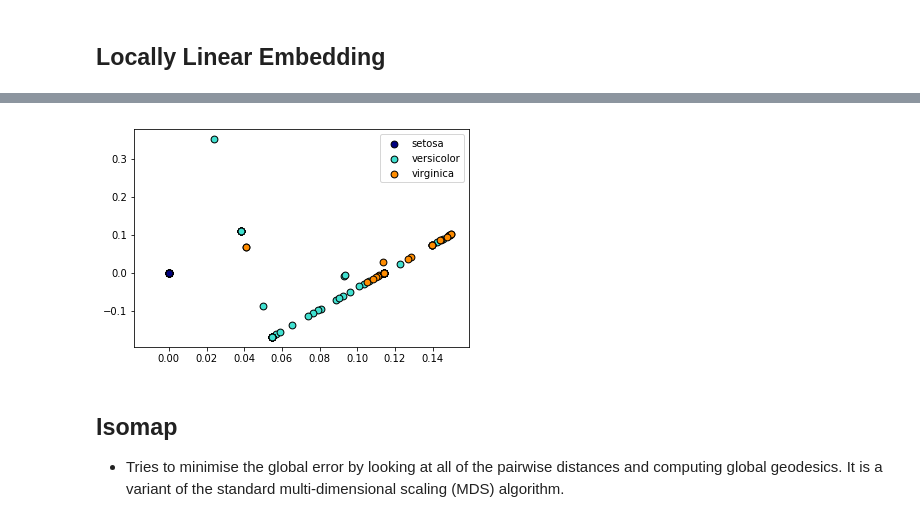
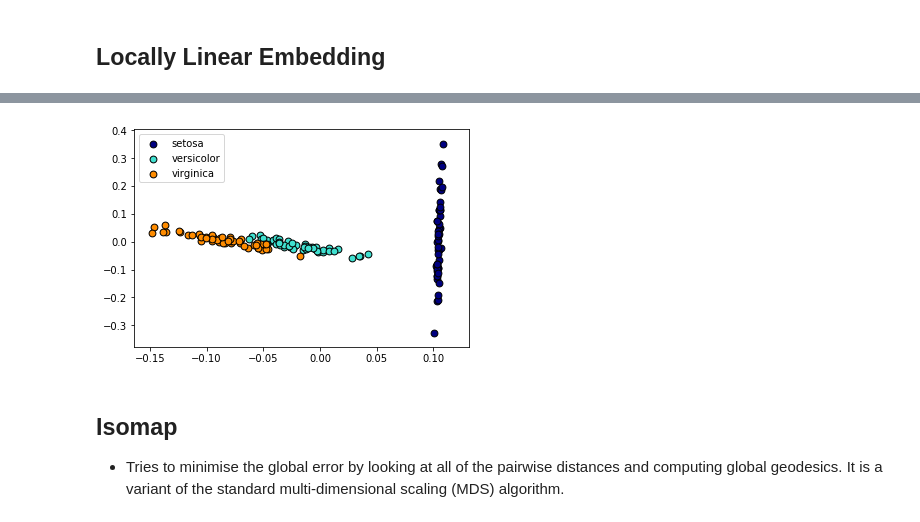
Before and after one commit to MJEmilio/MachineLearning, a Jupyter notebook: DimensionalityReduction.ipynb, the cells around one changed output, grey strips where cells are left out. Cells and saved outputs as stored; diff of their text form; code cells hidden in the pictures.

```diff
--- a/DimensionalityReduction.ipynb
+++ b/DimensionalityReduction.ipynb
@@ -455,16 +400,16 @@ pl_sc(target_ids, y)
 # %%
 from sklearn.manifold import LocallyLinearEmbedding
 labels = iris.target
-embedding = LocallyLinearEmbedding(3, n_components=2)
+embedding = LocallyLinearEmbedding(30, n_components=2)
 X_lle = embedding.fit_transform(iris.data)
 target_ids = np.unique(labels)
 y = iris.target
 X_lle.shape
 (100, 2)
 
 pl_sc(target_ids, X_lle)
 # %% [output]
-[figure, old version]
+[figure, new version]
 # %% [markdown]
 ## Isomap
 
```
Also changed, not shown: parts of 3 cells of this notebook, 2 other files.
